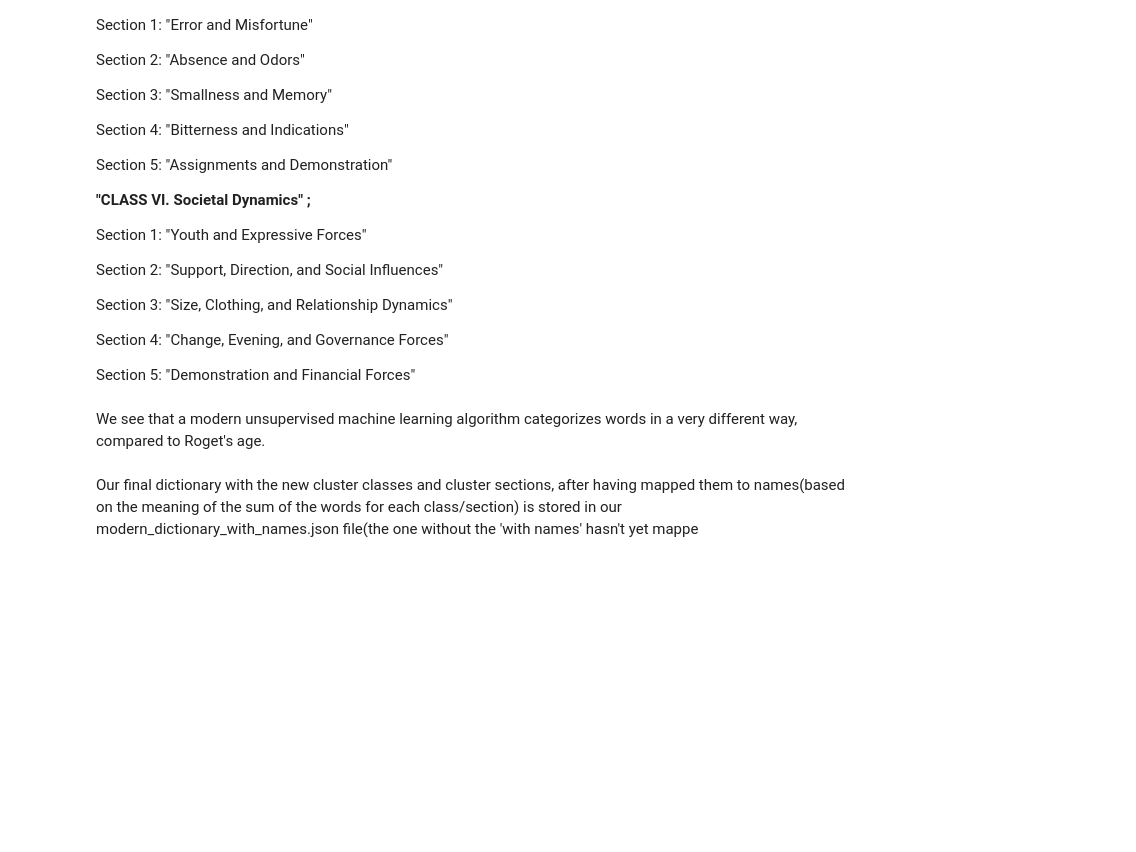
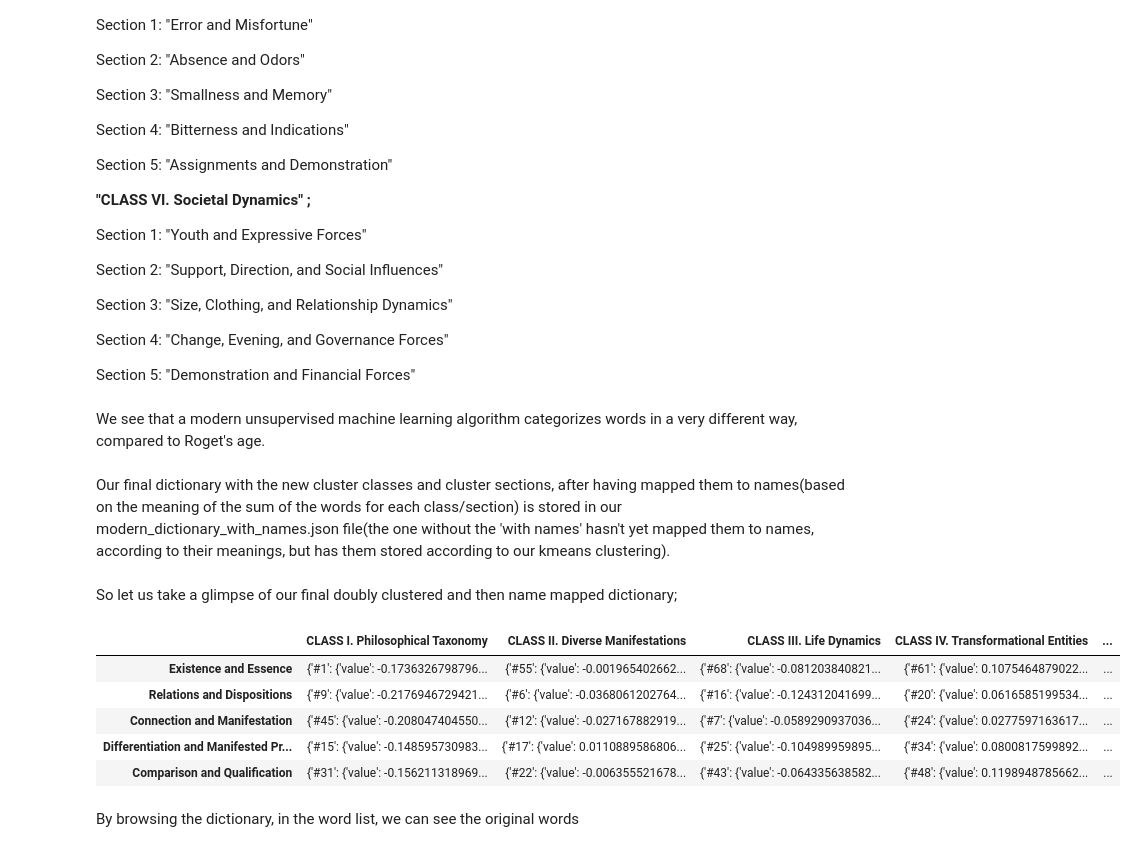
Before and after one commit to steve12512/Roget-s-Thesaurus-Data-Analysis-Project, a Jupyter notebook: rogets_thesaurus.ipynb, the cells around one changed output. Cells and saved outputs as stored; diff of their text form; code cells hidden in the pictures; blank space fills up the shorter version.

```diff
--- a/rogets_thesaurus.ipynb
+++ b/rogets_thesaurus.ipynb
@@ -238,4 +238,20 @@ Section 5: "Demonstration and Financial Forces"
 
 We see that a modern unsupervised machine learning algorithm categorizes words in a very different way, compared to Roget's age.
 # %% [markdown]
-Our final dictionary with the new cluster classes and cluster sections, after having mapped them to names(based on the meaning of the sum of the words for each class/section) is stored in our modern_dictionary_with_names.json file(the one without the 'with names' hasn't yet mappe
+Our final dictionary with the new cluster classes and cluster sections, after having mapped them to names(based on the meaning of the sum of the words for each class/section) is stored in our modern_dictionary_with_names.json file(the one without the 'with names' hasn't yet mapped them to names, according to their meanings, but has them stored according to our kmeans clustering).
+# %% [markdown]
+So let us take a glimpse of our final doubly clustered and then name mapped dictionary;
+# %%
+import pandas as pd
+pd.set_option('display.max_columns', None)
+df = pd.read_json('modern_dictionary_with_names.json ')
+df.head(5)
+# %% [output]
+|  | CLASS I. Philosophical Taxonomy | CLASS II. Diverse Manifestations | CLASS III. Life Dynamics | CLASS IV. Transformational Entities | ... |
+| Existence and Essence | {'#1': {'value': -0.1736326798796... | {'#55': {'value': -0.001965402662... | {'#68': {'value': -0.081203840821... | {'#61': {'value': 0.1075464879022... | ... |
+| Relations and Dispositions | {'#9': {'value': -0.2176946729421... | {'#6': {'value': -0.0368061202764... | {'#16': {'value': -0.124312041699... | {'#20': {'value': 0.0616585199534... | ... |
+| Connection and Manifestation | {'#45': {'value': -0.208047404550... | {'#12': {'value': -0.027167882919... | {'#7': {'value': -0.0589290937036... | {'#24': {'value': 0.0277597163617... | ... |
+| Differentiation and Manifested Pr... | {'#15': {'value': -0.148595730983... | {'#17': {'value': 0.0110889586806... | {'#25': {'value': -0.104989959895... | {'#34': {'value': 0.0800817599892... | ... |
+| Comparison and Qualification | {'#31': {'value': -0.156211318969... | {'#22': {'value': -0.006355521678... | {'#43': {'value': -0.064335638582... | {'#48': {'value': 0.1198948785662... | ... |
+# %% [markdown]
+By browsing the dictionary, in the word list, we can see the original words
```
Also changed, not shown: 2 other files.
